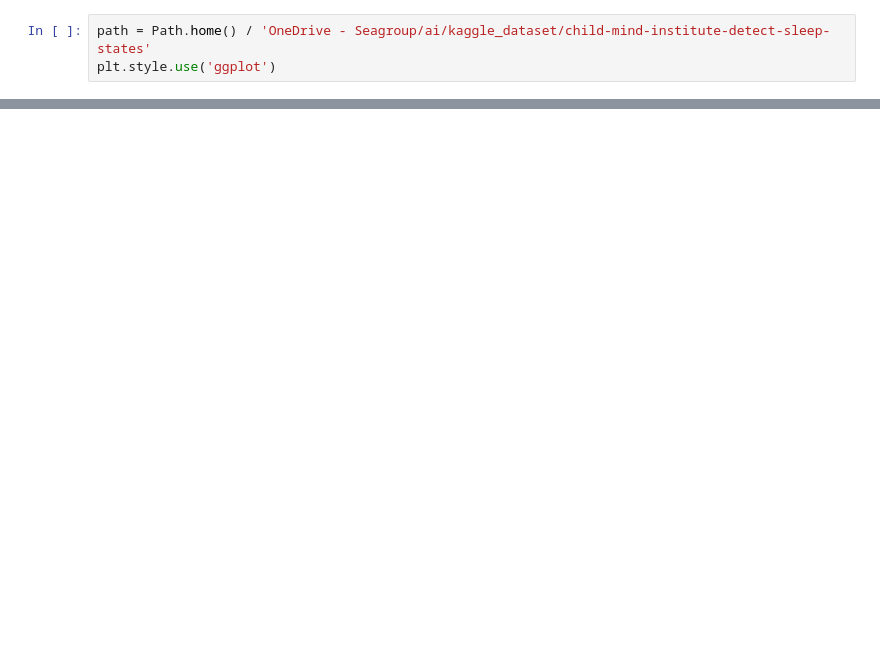
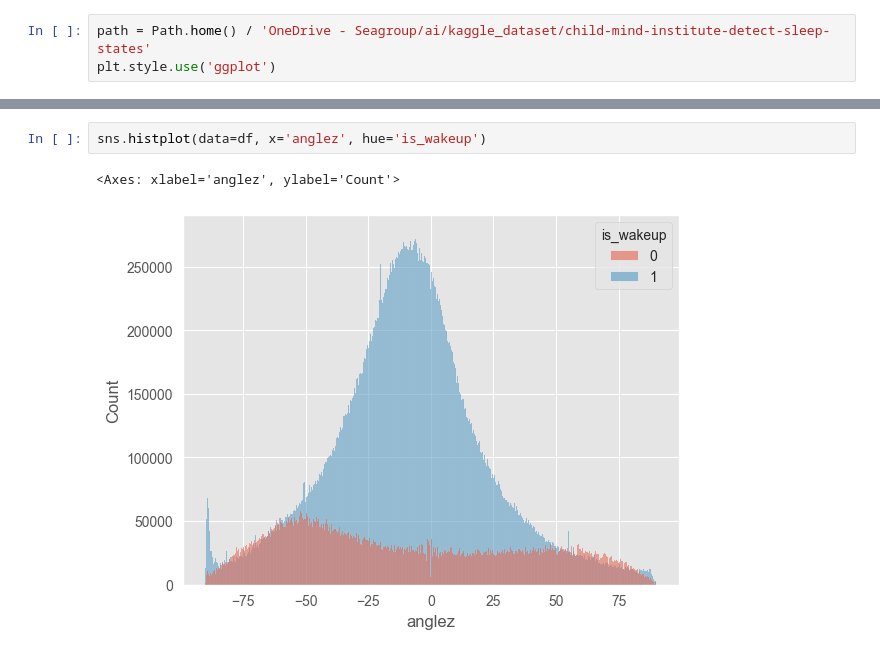
Before and after one commit to kevinkhang2909/ML-learning-journey, a Jupyter notebook: kaggle/eda.ipynb, the cells around one changed output, grey strips where cells are left out. Saved outputs shown, nothing was run; the diff lists cells and outputs as text; blank space fills up the shorter version.

```diff
--- a/kaggle/eda.ipynb
+++ b/kaggle/eda.ipynb
@@ -40,0 +63,5 @@ sns.jointplot(data=df, x="enmo", y="anglez", marker="+", s=100, marginal_kws=dic
+# %%
+sns.histplot(data=df, x='anglez', hue='is_wakeup')
+# %% [output]
+<Axes: xlabel='anglez', ylabel='Count'>
+[figure, added]
```
Also changed, not shown: parts of 22 cells of this notebook, 3 other files.
